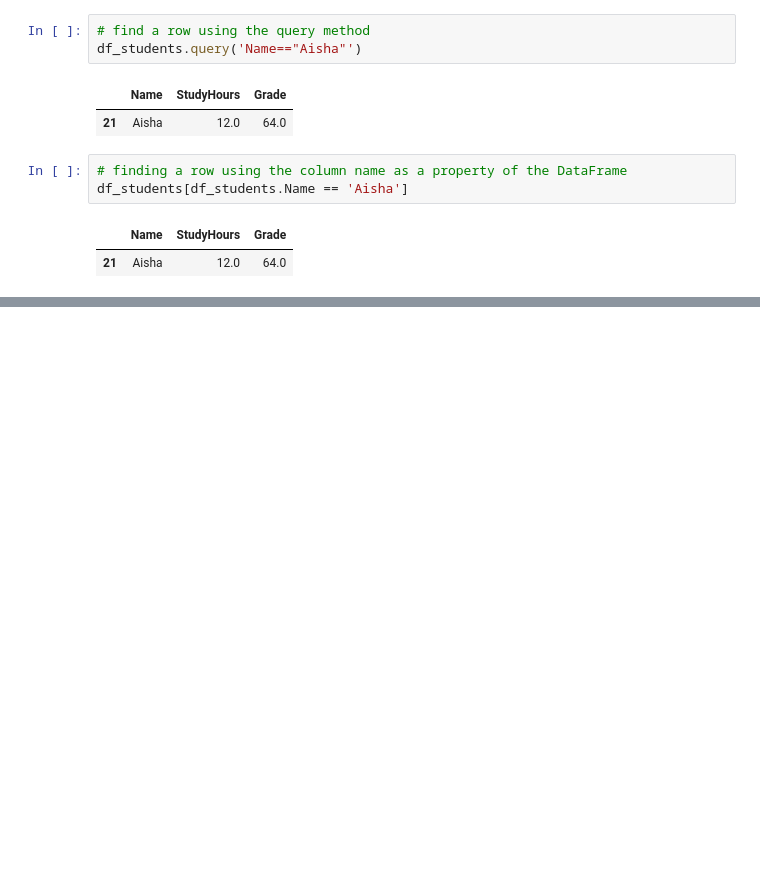
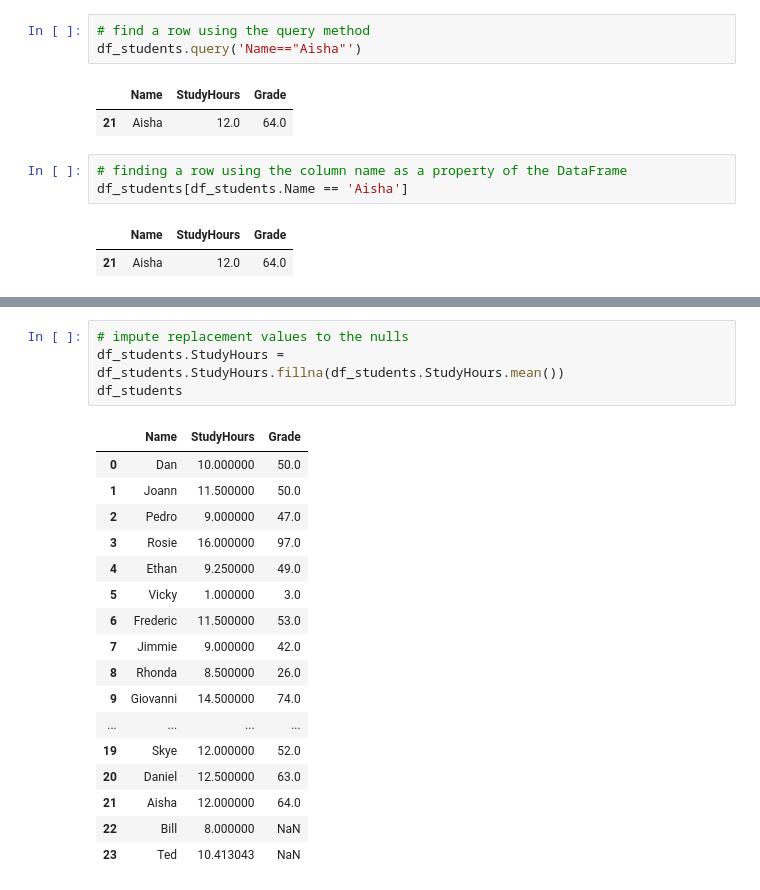
Before and after one commit to roangira99/Data-Analysis-ML, a Jupyter notebook: student_grades.ipynb, the cells around one changed output, grey strips where cells are left out. Cells and saved outputs as stored; diff of their text form; blank space fills up the shorter version.

```diff
--- a/student_grades.ipynb
+++ b/student_grades.ipynb
@@ -164,0 +213,22 @@ df_students[df_students.Name == 'Aisha']
+# %%
+# impute replacement values to the nulls
+df_students.StudyHours = df_students.StudyHours.fillna(df_students.StudyHours.mean())
+df_students
+# %% [output]
+|  | Name | StudyHours | Grade |
+| 0 | Dan | 10.000000 | 50.0 |
+| 1 | Joann | 11.500000 | 50.0 |
+| 2 | Pedro | 9.000000 | 47.0 |
+| 3 | Rosie | 16.000000 | 97.0 |
+| 4 | Ethan | 9.250000 | 49.0 |
+| 5 | Vicky | 1.000000 | 3.0 |
+| 6 | Frederic | 11.500000 | 53.0 |
+| 7 | Jimmie | 9.000000 | 42.0 |
+| 8 | Rhonda | 8.500000 | 26.0 |
+| 9 | Giovanni | 14.500000 | 74.0 |
+| ... | ... | ... | ... |
+| 19 | Skye | 12.000000 | 52.0 |
+| 20 | Daniel | 12.500000 | 63.0 |
+| 21 | Aisha | 12.000000 | 64.0 |
+| 22 | Bill | 8.000000 | NaN |
+| 23 | Ted | 10.413043 | NaN |
```
Also changed, not shown: parts of 14 cells of this notebook.
